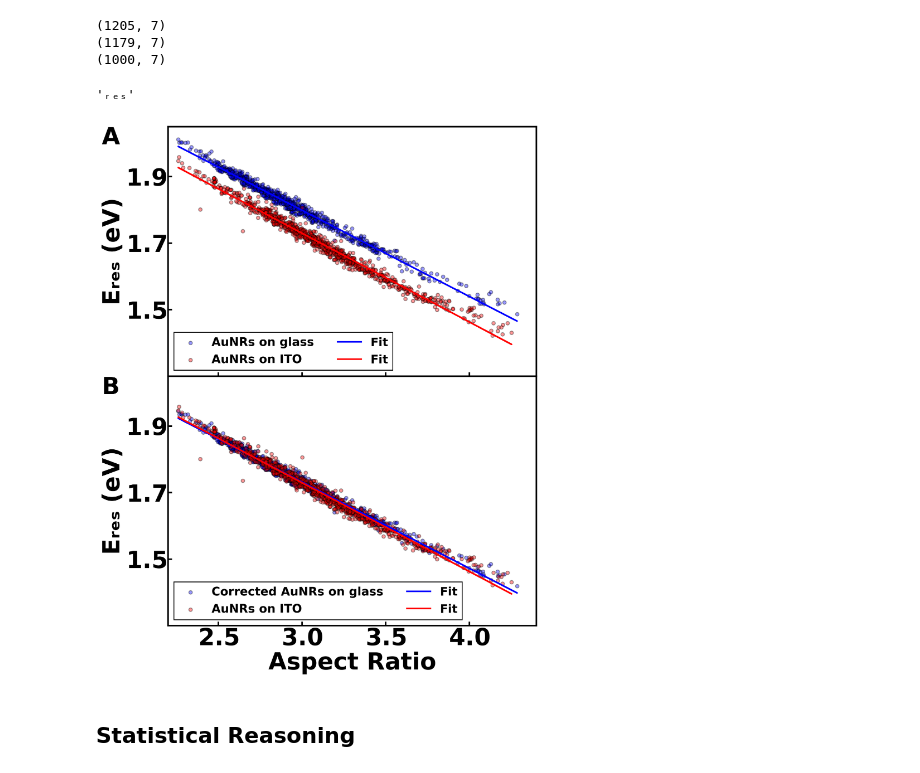
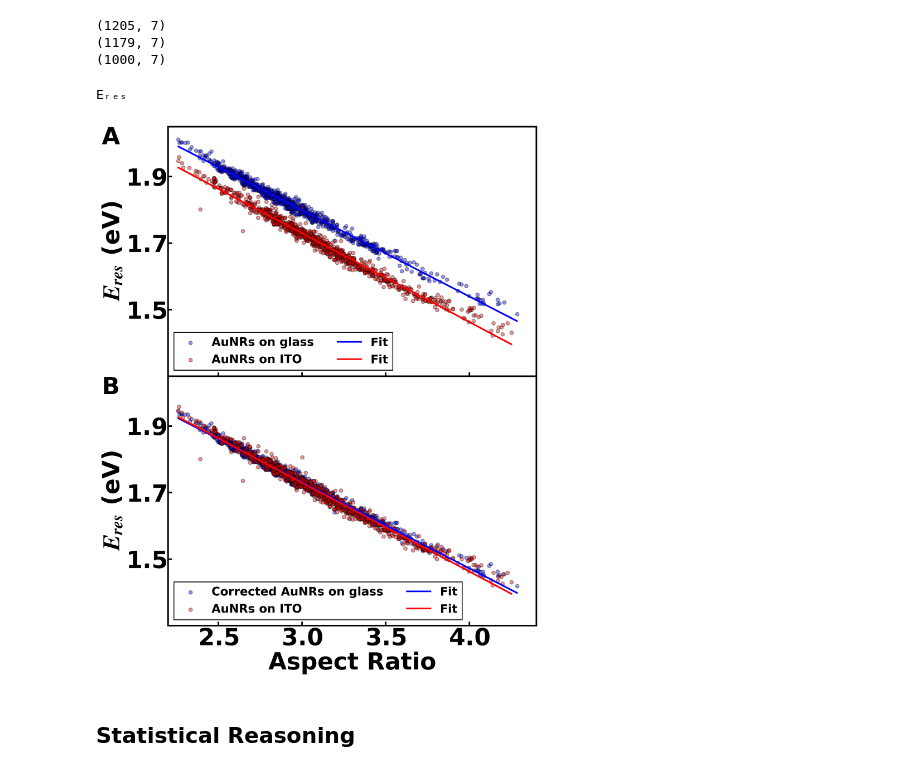
Before and after one commit to SWAN88/AuNR_DA, a Jupyter notebook: 091124_Figure2.ipynb, the cells around one changed output. Cells and saved outputs as stored; diff of their text form; code cells hidden in the pictures.

```diff
--- a/091124_Figure2.ipynb
+++ b/091124_Figure2.ipynb
@@ -108,15 +108,10 @@ def get_sub(x):
     sub_s = "ₐ₈CDₑբGₕᵢⱼₖₗₘₙₒₚQᵣₛₜᵤᵥwₓᵧZₐ♭꜀ᑯₑբ₉ₕᵢⱼₖₗₘₙₒₚ૧ᵣₛₜᵤᵥwₓᵧ₂₀₁₂₃₄₅₆₇₈₉₊₋₌₍₎"
     res = x.maketrans(''.join(normal), ''.join(sub_s))
     return x.translate(res)
-# %%
-normal = "ABCDEFGHIJKLMNOPQRSTUVWXYZabcdefghijklmnopqrstuvwxyz0123456789+-=()"
-sub_s = "ₐ₈CDₑբGₕᵢⱼₖₗₘₙₒₚQᵣₛₜᵤᵥwₓᵧZₐ♭꜀ᑯₑբ₉ₕᵢⱼₖₗₘₙₒₚ૧ᵣₛₜᵤᵥwₓᵧ₂₀₁₂₃₄₅₆₇₈₉₊₋₌₍₎"
-
-x = 'res'
-res = x.maketrans(''.join(normal), ''.join(sub_s))
-x.translate(res)
-# %% [output]
-'ᵣₑₛ'
+# %%
+print('E{}'.format(get_sub('res')))
+# %% [output]
+Eᵣₑₛ
 # %%
 # Create a figure with two subplots, sharing the x-axis
 fig, (ax1, ax2) = plt.subplots(2, 1, sharex=True, figsize=(8, 10), gridspec_kw={'hspace': 0}, dpi=300)
@@ -135,36 +130,36 @@ ax1.scatter(glass_data['ratio'], glass_data['eres'], s=20, c='b', edgecolor='k',
 ax1.scatter(ito_data['ratio'], ito_data['eres'], s=20, c='r', edgecolor='k', alpha=0.4, label='AuNRs on ITO')
 ax1.plot(glass_data['ratio'], slope1 * glass_data['ratio'] + intercept1, c='b', lw=2, label='Fit')
 ax1.plot(ito_data['ratio'], slope2 * ito_data['ratio'] + intercept2, c='r', lw=2, label='Fit')
-ax1.set_ylabel('E{} (eV)'.format(get_sub('res')), fontsize=30)
+ax1.set_ylabel('$E_{res}$ (eV)', fontsize=30)
 ax1.set_yticks([1.5, 1.7, 1.9])
 ax1.set_xlim(2.2, 4.4)
 ax1.set_ylim(1.3, 2.05)
 ax1.tick_params(axis='y', labelsize=30, pad=2)
 ax1.legend(loc='lower left', fontsize=15, ncols=2)
 ax1.text(-0.18, 1, 'A', ha='left', va='top', transform=ax1.transAxes, fontsize=30)
 
 # Perform linear regression
 model3 = LinearRegression()
 model3.fit(glass_data['ratio'].values.reshape(-1, 1), ITO_Eres)
 slope3, intercept3 = model3.coef_[0], model3.intercept_
 
 ax2.scatter(glass_data['ratio'], ITO_Eres, s=20, c='b', edgecolor='k', alpha=0.4, label='Corrected AuNRs on glass')
 ax2.scatter(ito_data['ratio'], ito_data['eres'], s=20, c='r', edgecolor='k', alpha=0.4, label='AuNRs on ITO')
 ax2.plot(glass_data['ratio'], slope3 * glass_data['ratio'] + intercept3, c='b', lw=2, label='Fit')
 ax2.plot(ito_data['ratio'], slope2 * ito_data['ratio'] + intercept2, c='r', lw=2, label='Fit')
 ax2.set_xlabel('Aspect Ratio', fontsize=30)
-ax2.set_ylabel('E{} (eV)'.format(get_sub('res')), fontsize=30)
+ax2.set_ylabel('$E_{res}$ (eV)', fontsize=30)
 ax2.set_xticks([2.5, 3.0, 3.5, 4.0])
 ax2.set_yticks([1.5, 1.7, 1.9])
 ax2.set_xlim(2.2, 4.4)
 ax2.set_ylim(1.3, 2.05)
 ax2.tick_params(axis='both', labelsize=30, pad=2)
 ax2.legend(loc='lower left', fontsize=15, ncols=2)
 ax2.text(-0.18, 1, 'B', ha='left', va='top', transform=ax2.transAxes, fontsize=30)
 
 plt.subplots_adjust(hspace=0)
 # %% [output]
-[figure, old version]
+[figure, new version]
 # %% [markdown]
 ## Statistical Reasoning
 # %%
```
Also changed, not shown: 2 other files.
